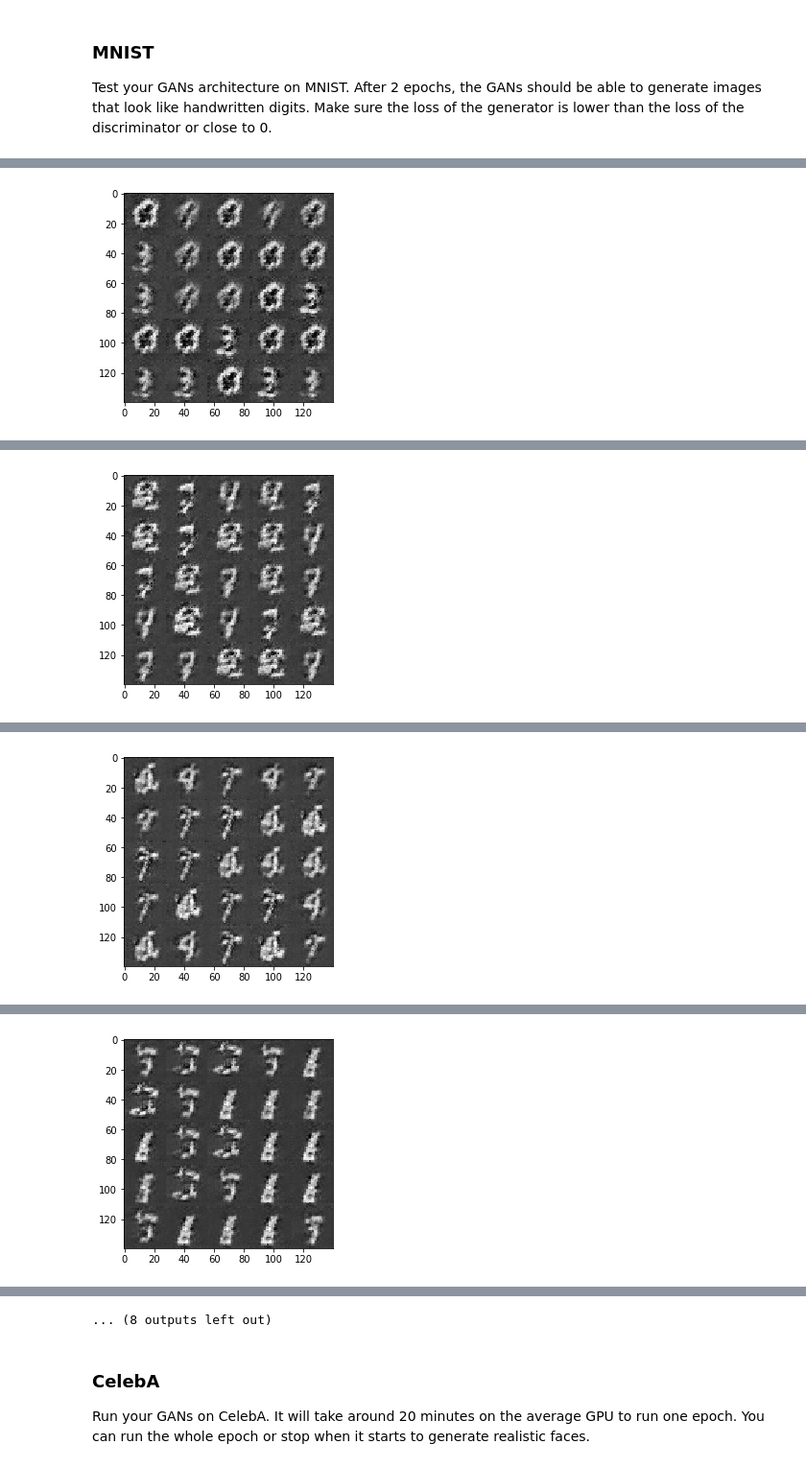
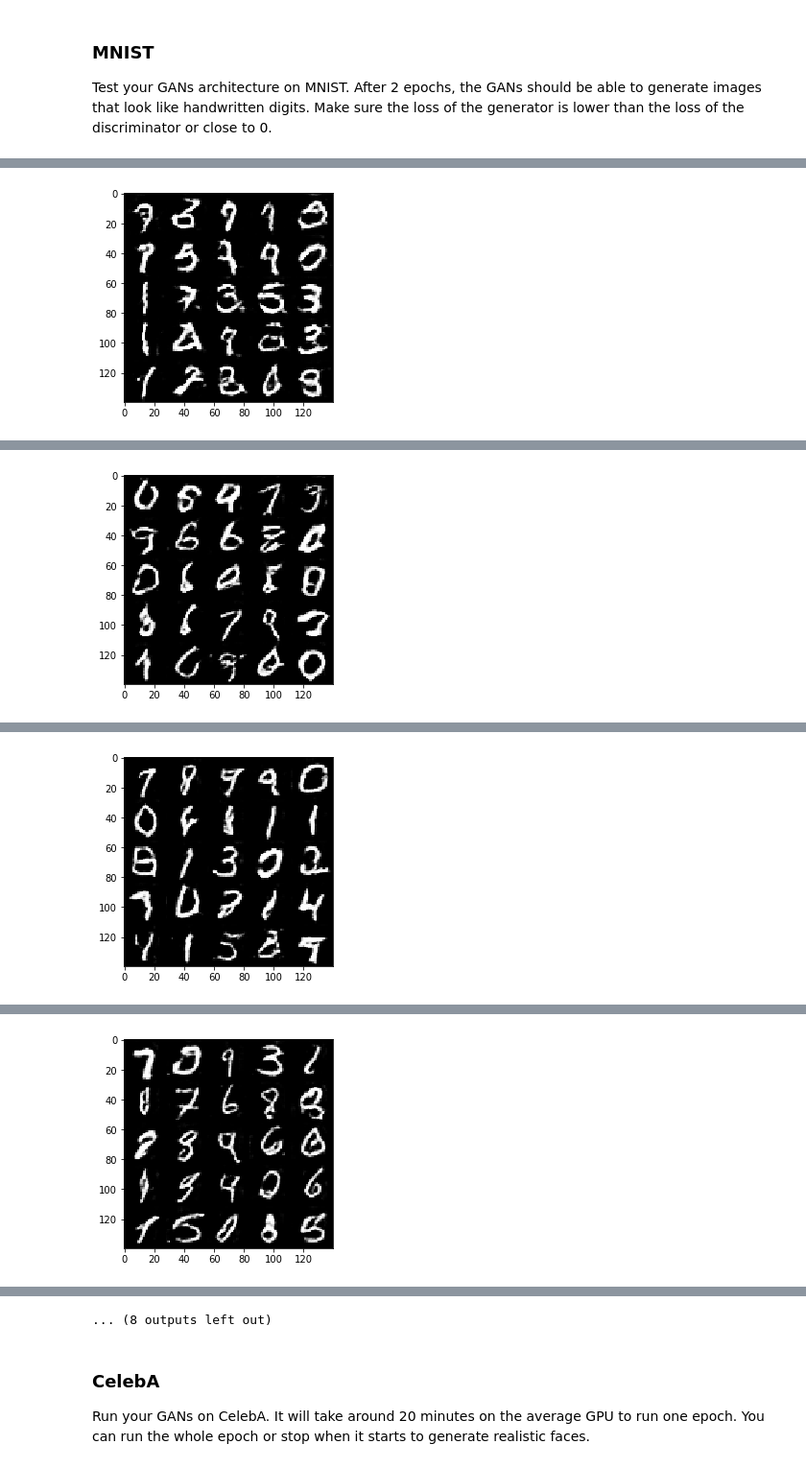
Before and after one commit to rkamran/DLF, a Jupyter notebook: face_generation/dlnd_face_generation.ipynb, the cells around one changed output, grey strips where cells are left out. Shown at 96% size. Saved outputs shown, nothing was run; the diff lists cells and outputs as text; code cells hidden in the pictures.

```diff
--- a/face_generation/dlnd_face_generation.ipynb
+++ b/face_generation/dlnd_face_generation.ipynb
@@ -178,23 +189,33 @@ def generator(z, out_channel_dim, is_train=True):
     :return: The tensor output of the generator
     """
     # TODO: Implement Function
+    kinit = tf.random_normal_initializer(stddev=0.02)
 
     with tf.variable_scope('generator', reuse=not is_train):
         # Fully connected
-        x1 = tf.layers.dense(z, 7*7*64)
+        x1 = tf.layers.dense(z, 7*7*128)
         # Reshape it to start the convolutional stack
-        x1 = tf.reshape(x1, (-1, 7, 7, 64))
+        x1 = tf.reshape(x1, (-1, 7, 7, 128))
         x1 = tf.layers.batch_normalization(x1, training=is_train)
-        x1 = tf.nn.relu(x1)
-        # 7x7x64 now
+        x1 = LRelu(x1)
 
-        x2 = tf.layers.conv2d_transpose(x1, 32, 5, strides=2, padding='same')
+        # 7x7x128 now
+
+        x2 = tf.layers.conv2d_transpose(x1, 64, 5, strides=2, kernel_initializer=kinit, padding='same')
         x2 = tf.layers.batch_normalization(x2, training=is_train)
-        x2 = tf.nn.relu(x2)
+        x2 = LRelu(x2)
+
+        # 14x14x64 now
+
+        x3 = tf.layers.conv2d_transpose(x2, 32, 5, strides=1, kernel_initializer=kinit, padding='same')
+        x3 = tf.layers.batch_normalization(x3, training=is_train)
+        x3 = LRelu(x3)
+
         # 14x14x32 now
 
         # Output layer
-        logits = tf.layers.conv2d_transpose(x2, out_channel_dim, 5, strides=2, padding='same')
+        logits = tf.layers.conv2d_transpose(x3, out_channel_dim, 5, strides=2, kernel_initializer=kinit, padding='same')
+
         # 28x28xout_channel_dim now
 
         out = tf.tanh(logits)
@@ -338,6 +359,7 @@ def train(epoch_count, batch_size, z_dim, learning_rate, beta1, get_batches, dat
         sess.run(tf.global_variables_initializer())
         for epoch_i in range(epoch_count):
             for batch_images in get_batches(batch_size):
+                batch_images *= 2
                 steps += 1
 
                 # Sample random noise for G
@@ -357,16 +379,16 @@ def train(epoch_count, batch_size, z_dim, learning_rate, beta1, get_batches, dat
                           "Generator Loss: {:.4f}".format(train_loss_g))
 
             # After every epoc
-            show_generator_output(sess, 25, input_z, z_dim, data_image_mode)
+            show_generator_output(sess, 25, input_z, data_shape[3], data_image_mode)
 
         #saver.save(sess, './checkpoints/generator.ckpt')
 # %% [markdown]
 ### MNIST
 Test your GANs architecture on MNIST.  After 2 epochs, the GANs should be able to generate images that look like handwritten digits.  Make sure the loss of the generator is lower than the loss of the discriminator or close to 0.
 # %%
-batch_size = 128
-z_dim = 1
-learning_rate = 0.0001
+batch_size = 64
+z_dim = 100
+learning_rate = 0.0002
 beta1 = 0.5
 
 
@@ -418 +440 @@ Epoch 2/10... Discriminator Loss: 1.0442... Generator Loss: 0.9242
-[figure, old version]
+[figure, new version]
@@ -436 +458 @@ Epoch 3/10... Discriminator Loss: 0.7424... Generator Loss: 1.1583
-[figure, old version]
+[figure, new version]
@@ -454 +476 @@ Epoch 4/10... Discriminator Loss: 0.5416... Generator Loss: 1.4230
-[figure, old version]
+[figure, new version]
@@ -472 +494 @@ Epoch 5/10... Discriminator Loss: 0.4129... Generator Loss: 2.0001
-[figure, old version]
+[figure, new version]
```
Also changed, not shown: parts of 3 cells of this notebook.
